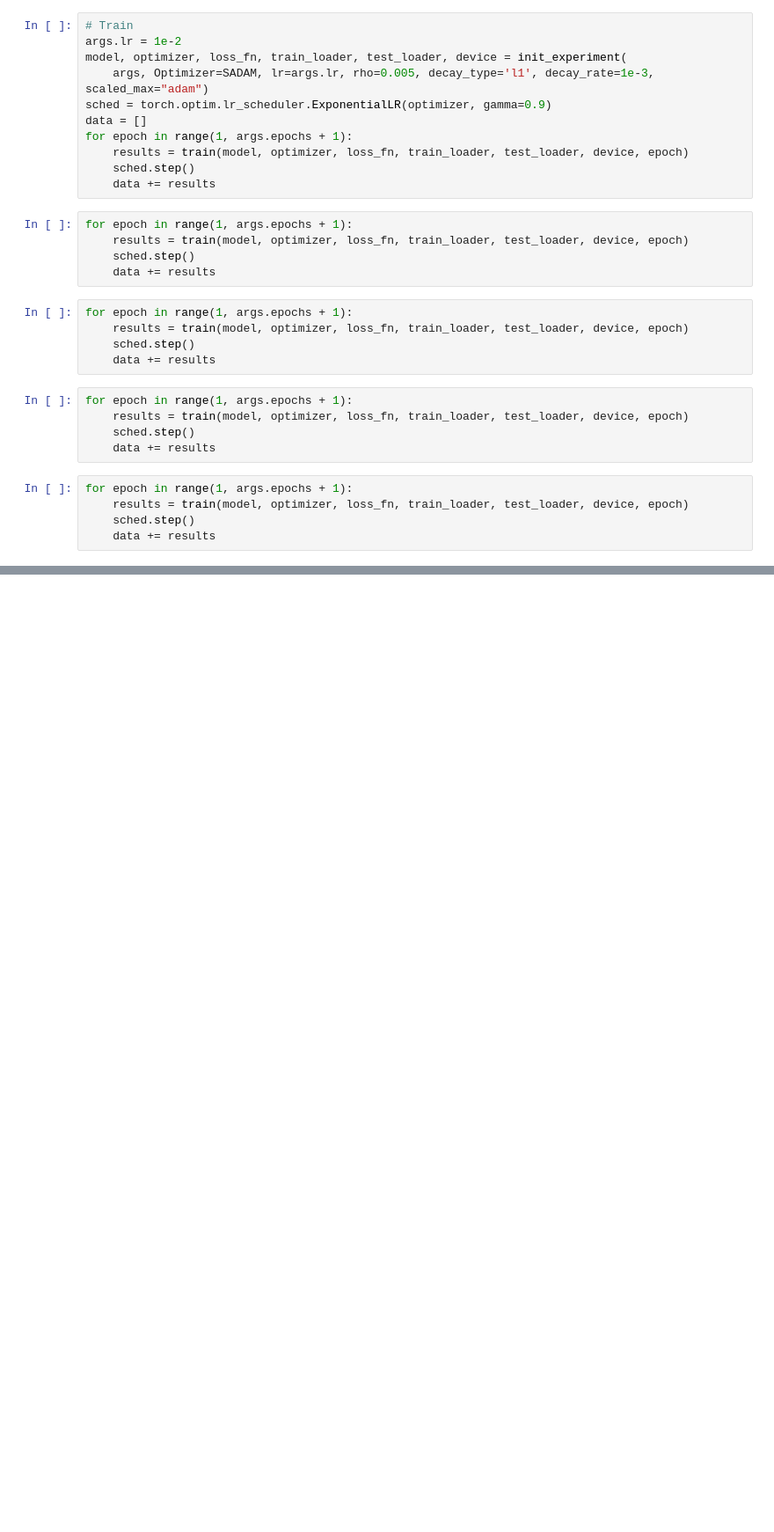
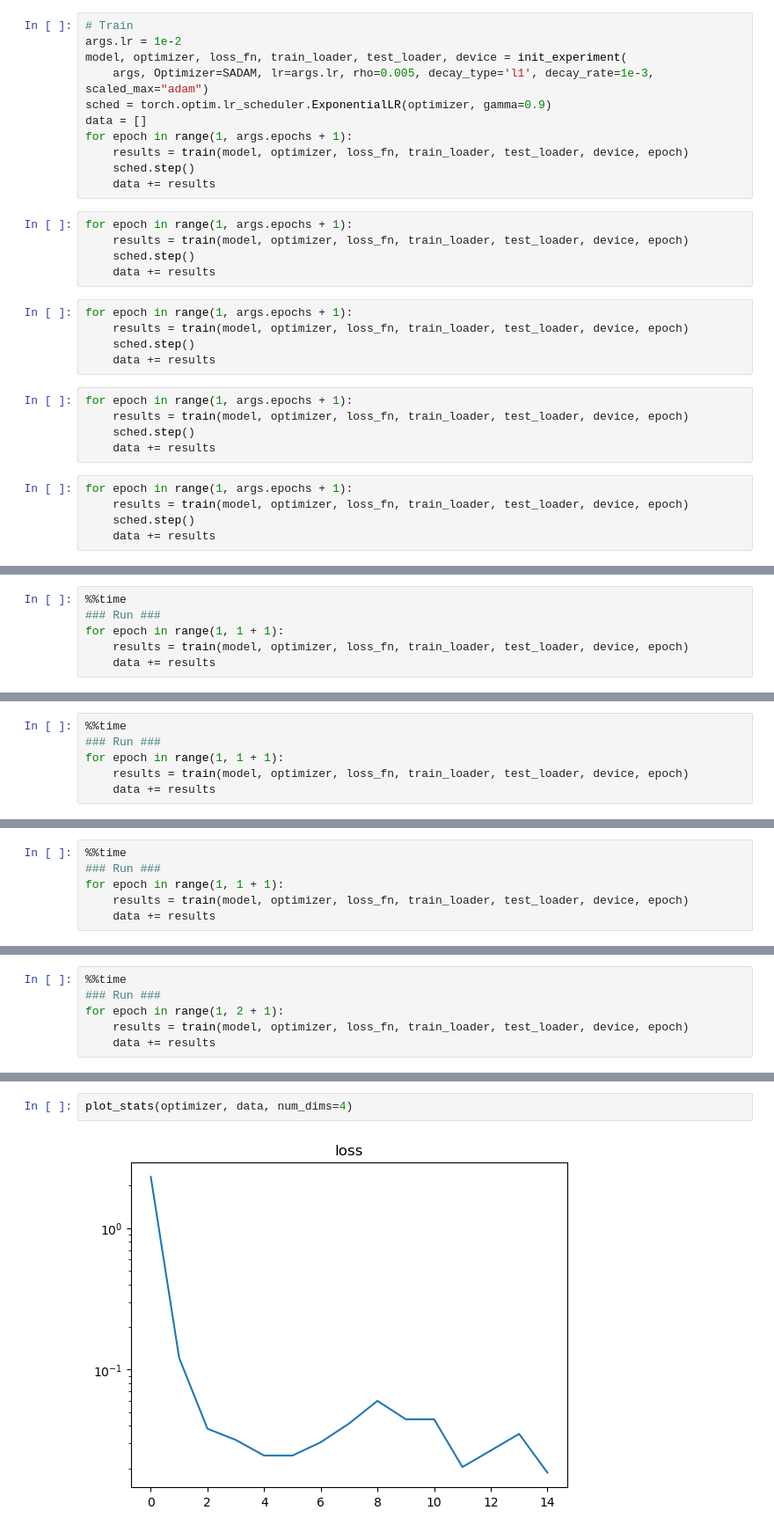
Before and after one commit to zeligism/Ssam, a Jupyter notebook: ssam.ipynb, the cells around one changed output, grey strips where cells are left out. Shown at 88% size. Drawn from its saved outputs; the diff is of its cells as text; blank space fills up the shorter version.

```diff
--- a/ssam.ipynb
+++ b/ssam.ipynb
@@ -1048,0 +1082,6 @@ plot_stats(optimizer, data)
+# %%
+%%time
+### Run ###
+for epoch in range(1, 1 + 1):
+    results = train(model, optimizer, loss_fn, train_loader, test_loader, device, epoch)
+    data += results
@@ -1048,0 +1106,6 @@ plot_stats(optimizer, data)
+# %%
+%%time
+### Run ###
+for epoch in range(1, 1 + 1):
+    results = train(model, optimizer, loss_fn, train_loader, test_loader, device, epoch)
+    data += results
@@ -1048,0 +1130,6 @@ plot_stats(optimizer, data)
+# %%
+%%time
+### Run ###
+for epoch in range(1, 1 + 1):
+    results = train(model, optimizer, loss_fn, train_loader, test_loader, device, epoch)
+    data += results
@@ -1048,0 +1154,6 @@ plot_stats(optimizer, data)
+# %%
+%%time
+### Run ###
+for epoch in range(1, 2 + 1):
+    results = train(model, optimizer, loss_fn, train_loader, test_loader, device, epoch)
+    data += results
@@ -1048,0 +1178,4 @@ plot_stats(optimizer, data)
+# %%
+plot_stats(optimizer, data, num_dims=4)
+# %% [output]
+[figure, added]
```
Also changed, not shown: parts of 26 cells of this notebook.
